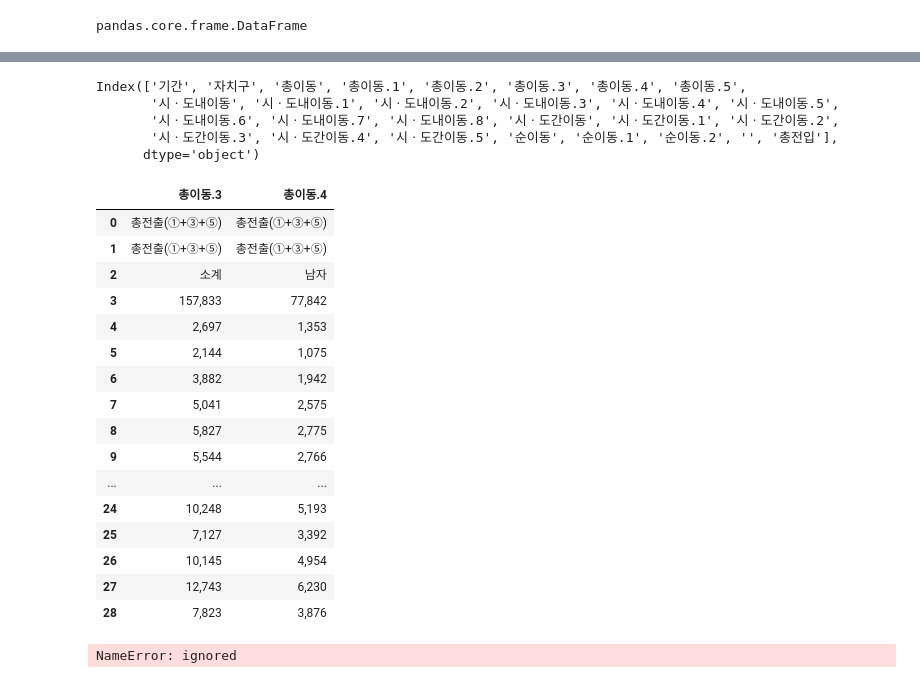
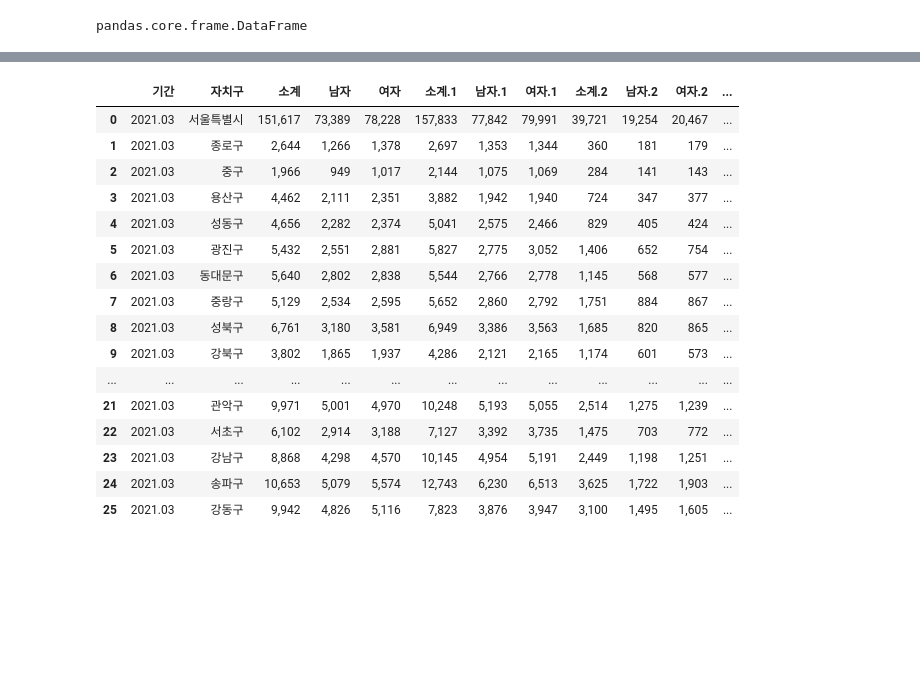
Before and after one commit to boramkim0514/hw, a Jupyter notebook: day12_pm_hw.ipynb, the cells around one changed output, grey strips where cells are left out. Saved outputs shown, nothing was run; the diff lists cells and outputs as text; code cells hidden in the pictures; blank space fills up the shorter version.

```diff
--- a/day12_pm_hw.ipynb
+++ b/day12_pm_hw.ipynb
@@ -12,2 +6,2 @@ Mounted at /content/drive
 # %%
-pd1 = pd.read_csv('/content/sample_data/pop1.csv')
+pop = pd.read_csv('/content/sample_data/pop.csv', header=3)
@@ -74,32 +11,0 @@ pd1.iloc[4:, [1,6,7]]
-# %%
-pd1.columns
-# %% [output]
-Index(['기간', '자치구', '총이동', '총이동.1', '총이동.2', '총이동.3', '총이동.4', '총이동.5',
-       '시ㆍ도내이동', '시ㆍ도내이동.1', '시ㆍ도내이동.2', '시ㆍ도내이동.3', '시ㆍ도내이동.4', '시ㆍ도내이동.5',
-       '시ㆍ도내이동.6', '시ㆍ도내이동.7', '시ㆍ도내이동.8', '시ㆍ도간이동', '시ㆍ도간이동.1', '시ㆍ도간이동.2',
-       '시ㆍ도간이동.3', '시ㆍ도간이동.4', '시ㆍ도간이동.5', '순이동', '순이동.1', '순이동.2', '', '총전입'],
-      dtype='object')
-# %%
-pd1.iloc[:, 5:7]  #pd1.iloc[4:, [1,6,7]]
-# %% [output]
-|  | 총이동.3 | 총이동.4 |
-| 0 | 총전출(①+③+⑤) | 총전출(①+③+⑤) |
-| 1 | 총전출(①+③+⑤) | 총전출(①+③+⑤) |
-| 2 | 소계 | 남자 |
-| 3 | 157,833 | 77,842 |
-| 4 | 2,697 | 1,353 |
-| 5 | 2,144 | 1,075 |
-| 6 | 3,882 | 1,942 |
-| 7 | 5,041 | 2,575 |
-| 8 | 5,827 | 2,775 |
-| 9 | 5,544 | 2,766 |
-| ... | ... | ... |
-| 24 | 10,248 | 5,193 |
-| 25 | 7,127 | 3,392 |
-| 26 | 10,145 | 4,954 |
-| 27 | 12,743 | 6,230 |
-| 28 | 7,823 | 3,876 |
-# %%
-p#d1.iloc[[:, 1:3],[:, 6:7]]
-# %% [output]
-NameError: ignored
@@ -107,0 +12,20 @@ pd2 =pd1.iloc[:, 6:7] /n = n1.copy()
+# %%
+pop
+# %% [output]
+|  | 기간 | 자치구 | 소계 | 남자 | 여자 | 소계.1 | 남자.1 | 여자.1 | 소계.2 | 남자.2 | 여자.2 | ... |
+| 0 | 2021.03 | 서울특별시 | 151,617 | 73,389 | 78,228 | 157,833 | 77,842 | 79,991 | 39,721 | 19,254 | 20,467 | ... |
+| 1 | 2021.03 | 종로구 | 2,644 | 1,266 | 1,378 | 2,697 | 1,353 | 1,344 | 360 | 181 | 179 | ... |
+| 2 | 2021.03 | 중구 | 1,966 | 949 | 1,017 | 2,144 | 1,075 | 1,069 | 284 | 141 | 143 | ... |
+| 3 | 2021.03 | 용산구 | 4,462 | 2,111 | 2,351 | 3,882 | 1,942 | 1,940 | 724 | 347 | 377 | ... |
+| 4 | 2021.03 | 성동구 | 4,656 | 2,282 | 2,374 | 5,041 | 2,575 | 2,466 | 829 | 405 | 424 | ... |
+| 5 | 2021.03 | 광진구 | 5,432 | 2,551 | 2,881 | 5,827 | 2,775 | 3,052 | 1,406 | 652 | 754 | ... |
+| 6 | 2021.03 | 동대문구 | 5,640 | 2,802 | 2,838 | 5,544 | 2,766 | 2,778 | 1,145 | 568 | 577 | ... |
+| 7 | 2021.03 | 중랑구 | 5,129 | 2,534 | 2,595 | 5,652 | 2,860 | 2,792 | 1,751 | 884 | 867 | ... |
+| 8 | 2021.03 | 성북구 | 6,761 | 3,180 | 3,581 | 6,949 | 3,386 | 3,563 | 1,685 | 820 | 865 | ... |
+| 9 | 2021.03 | 강북구 | 3,802 | 1,865 | 1,937 | 4,286 | 2,121 | 2,165 | 1,174 | 601 | 573 | ... |
+| ... | ... | ... | ... | ... | ... | ... | ... | ... | ... | ... | ... | ... |
+| 21 | 2021.03 | 관악구 | 9,971 | 5,001 | 4,970 | 10,248 | 5,193 | 5,055 | 2,514 | 1,275 | 1,239 | ... |
+| 22 | 2021.03 | 서초구 | 6,102 | 2,914 | 3,188 | 7,127 | 3,392 | 3,735 | 1,475 | 703 | 772 | ... |
+| 23 | 2021.03 | 강남구 | 8,868 | 4,298 | 4,570 | 10,145 | 4,954 | 5,191 | 2,449 | 1,198 | 1,251 | ... |
+| 24 | 2021.03 | 송파구 | 10,653 | 5,079 | 5,574 | 12,743 | 6,230 | 6,513 | 3,625 | 1,722 | 1,903 | ... |
+| 25 | 2021.03 | 강동구 | 9,942 | 4,826 | 5,116 | 7,823 | 3,876 | 3,947 | 3,100 | 1,495 | 1,605 | ... |
```
Also changed, not shown: parts of 14 cells of this notebook.
